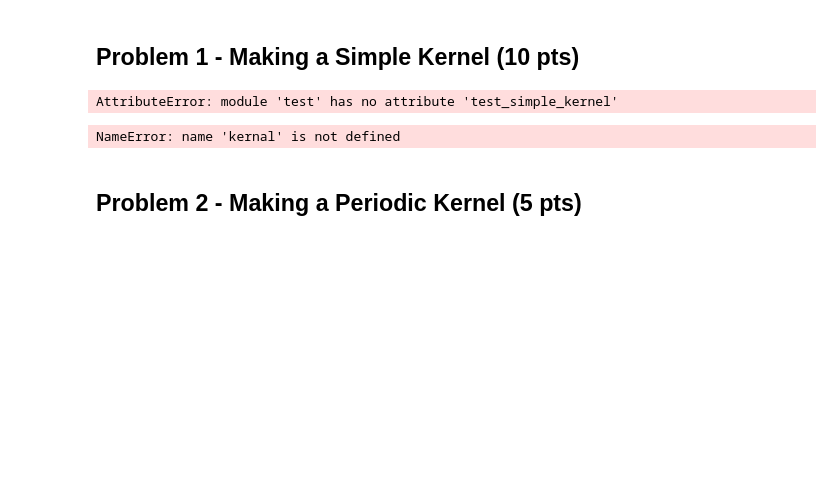
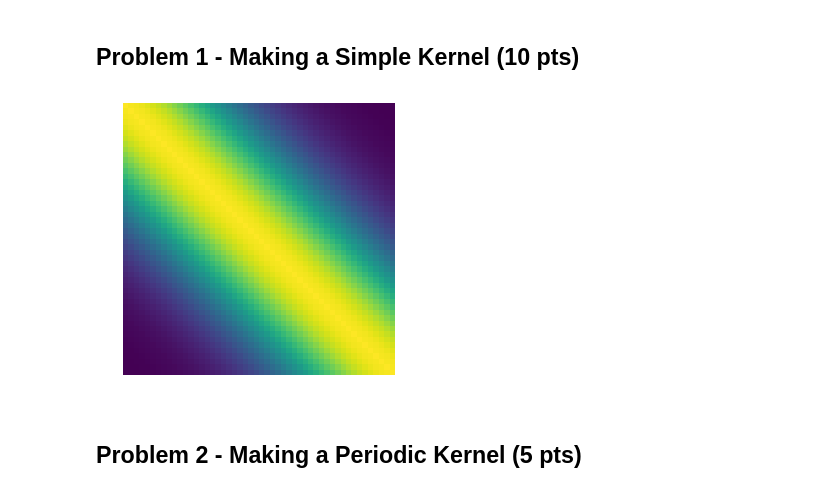
Before and after one commit to Keyrat06/Gaussian_Processes, a Jupyter notebook: P-Set/Gaussian PSet.ipynb, the cells around one changed output. Drawn from its saved outputs; the diff is of its cells as text; code cells hidden in the pictures; blank space fills up the shorter version.

```diff
--- a/P-Set/Gaussian PSet.ipynb
+++ b/P-Set/Gaussian PSet.ipynb
@@ -33,16 +34,15 @@ def kernel(x0, x1, params, sigma_n):
     return value
 # %%
+reload(test)
 test.test_simple_kernel(kernel)
-# %% [output]
-AttributeError: module 'test' has no attribute 'test_simple_kernel'
 # %%
 x = np.linspace(-5, 5, 50)
 sigma_n = 0.1
-params = [1, 2]
+params = [1, 3]
 K = kernel(x, x, params, sigma_n)
 util.visiualize_kernel(K)
 # %% [output]
-NameError: name 'kernal' is not defined
+[figure, added]
 # %% [markdown]
 ## Problem 2 - Making a Periodic Kernel (5 pts)
 # %%
```
Also changed, not shown: parts of 13 cells of this notebook, 2 other files.
